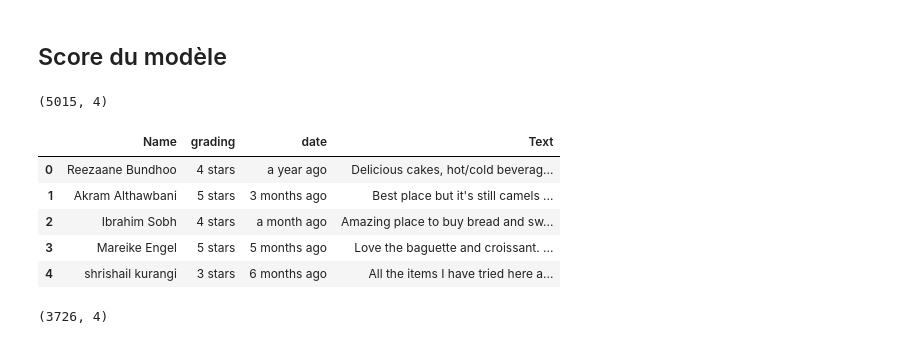
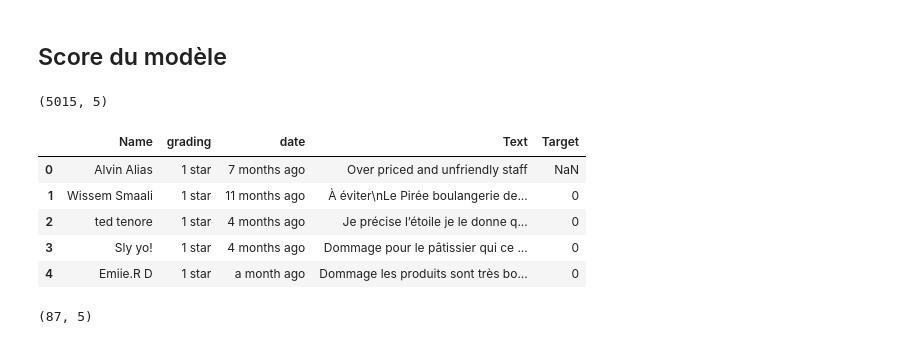
Before and after one commit to ScanVerdict/ScanVerdict-ML, a Jupyter notebook: Sentiment_analysis.ipynb, the cells around one changed output. Drawn from its saved outputs; the diff is of its cells as text; code cells hidden in the pictures.

```diff
--- a/Sentiment_analysis.ipynb
+++ b/Sentiment_analysis.ipynb
@@ -329,23 +182,23 @@ df.to_csv(chemin_fichier, index=False)
 # %% [markdown]
 ## Score du modèle
 # %%
-# test_df = pd.read_csv('dataset1.csv', sep=';')
-test_df = pd.read_csv('data.csv')
+test_df = pd.read_csv('dataset1.csv', sep=';')
+# test_df = pd.read_csv('data.csv')
 print(test_df.shape)
 test_df.head()
 # %% [output]
-(5015, 4)
+(5015, 5)
-|  | Name | grading | date | Text |
-| 0 | Reezaane Bundhoo | 4 stars | a year ago | Delicious cakes, hot/cold beverag... |
-| 1 | Akram Althawbani | 5 stars | 3 months ago | Best place but it's still camels ... |
-| 2 | Ibrahim Sobh | 4 stars | a month ago | Amazing place to buy bread and sw... |
-| 3 | Mareike Engel | 5 stars | 5 months ago | Love the baguette and croissant. ... |
-| 4 | shrishail kurangi | 3 stars | 6 months ago | All the items I have tried here a... |
+|  | Name | grading | date | Text | Target |
+| 0 | Alvin Alias | 1 star | 7 months ago | Over priced and unfriendly staff | NaN |
+| 1 | Wissem Smaali | 1 star | 11 months ago | À éviter\nLe Pirée boulangerie de... | 0 |
+| 2 | ted tenore | 1 star | 4 months ago | Je précise l’étoile je le donne q... | 0 |
+| 3 | Sly yo! | 1 star | 4 months ago | Dommage pour le pâtissier qui ce ... | 0 |
+| 4 | Emiie.R D | 1 star | a month ago | Dommage les produits sont très bo... | 0 |
 # %%
 test_df = test_df.dropna()
 test_df.shape
 # %% [output]
-(3726, 4)
+(87, 5)
 # %%
 X_test = test_df['Text']
 y_test = test_df['Target']
```
Also changed, not shown: parts of 14 cells of this notebook, 3 other files.
